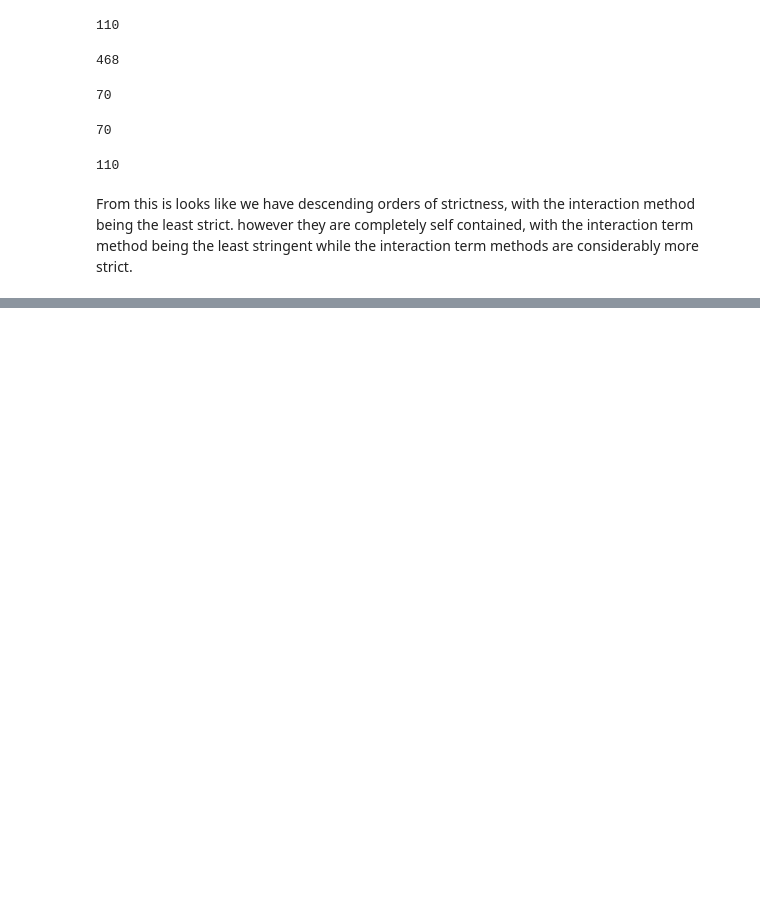
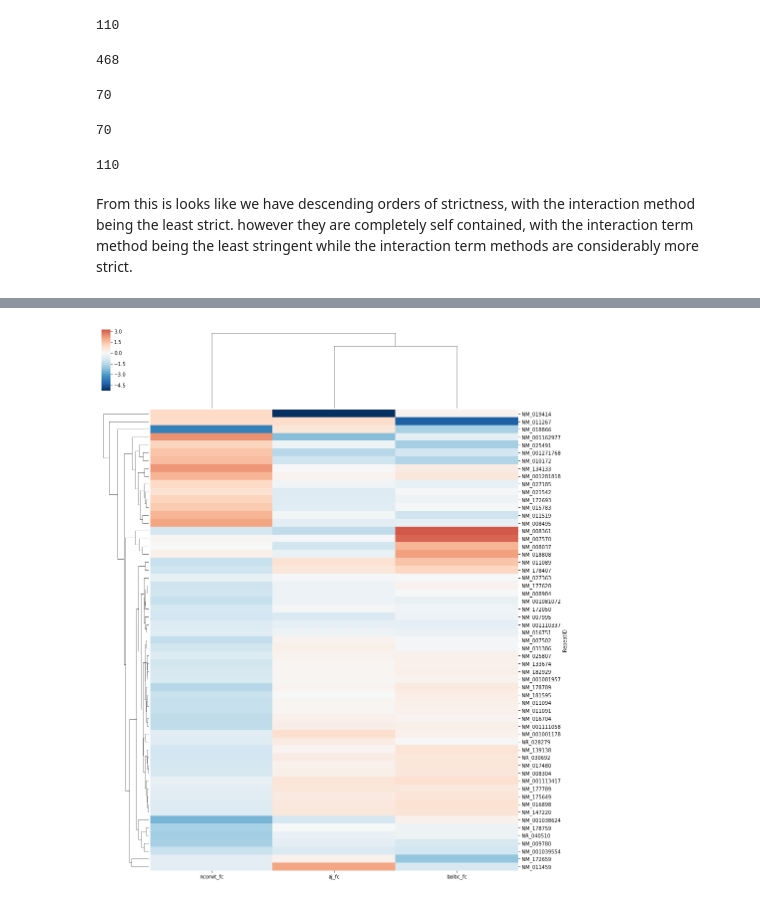
Before and after one commit to HunterBennett/liverStrains, a Jupyter notebook: results/180111_RNASeq_Strains.ipynb, the cells around one changed output, grey strips where cells are left out. Drawn from its saved outputs; the diff is of its cells as text; code cells hidden in the pictures; blank space fills up the shorter version.

```diff
--- a/results/180111_RNASeq_Strains.ipynb
+++ b/results/180111_RNASeq_Strains.ipynb
@@ -1019,0 +705,5 @@ From this is looks like we have descending orders of strictness, with the intera
+# %%
+counts = rpkm_genes_raw_k
+counts.columns.values[0] = 'RepeatID'
+counts = counts.set_index('RepeatID')
+counts = counts.iloc[:, 7:]
@@ -1019,0 +733,20 @@ From this is looks like we have descending orders of strictness, with the intera
+# %%
+# get mean
+counts['aj_amln_mean'] = counts.iloc[:, 0:3].mean(axis = 1)
+counts['aj_control_mean'] = counts.iloc[:, 3:5].mean(axis = 1)
+counts['balbc_amln_mean'] = counts.iloc[:, 5:8].mean(axis = 1)
+counts['balbc_control_mean'] = counts.iloc[:, 8:10].mean(axis = 1)
+counts['ncorwt_amln_mean'] = counts.iloc[:, 10:13].mean(axis = 1)
+counts['ncorwt_control_mean'] = counts.iloc[:, 13:15].mean(axis = 1)
+# %%
+# get fc
+counts['aj_fc'] = counts['aj_amln_mean']/counts['aj_control_mean']
+counts['balbc_fc'] = counts['balbc_amln_mean']/counts['balbc_control_mean']
+counts['ncorwt_fc'] = counts['ncorwt_amln_mean']/counts['ncorwt_control_mean']
+fc = counts.loc[:, ['aj_fc', 'balbc_fc', 'ncorwt_fc']]
+fc = fc.replace([np.inf, -np.inf], np.nan).dropna(axis=0, how='any') # drop nan or inf values
+fc = fc.loc[(fc != 0).all(axis=1), :] # drop columns with FC of zero for plotting....
+# %%
+g = sns.clustermap(np.log2(fc.reindex(refseq_strict)).dropna(), cmap='RdBu_r', figsize=(15, 20), center=0)
+# %% [output]
+[figure, added]
```
Also changed, not shown: parts of 67 cells of this notebook, 3 other files.
